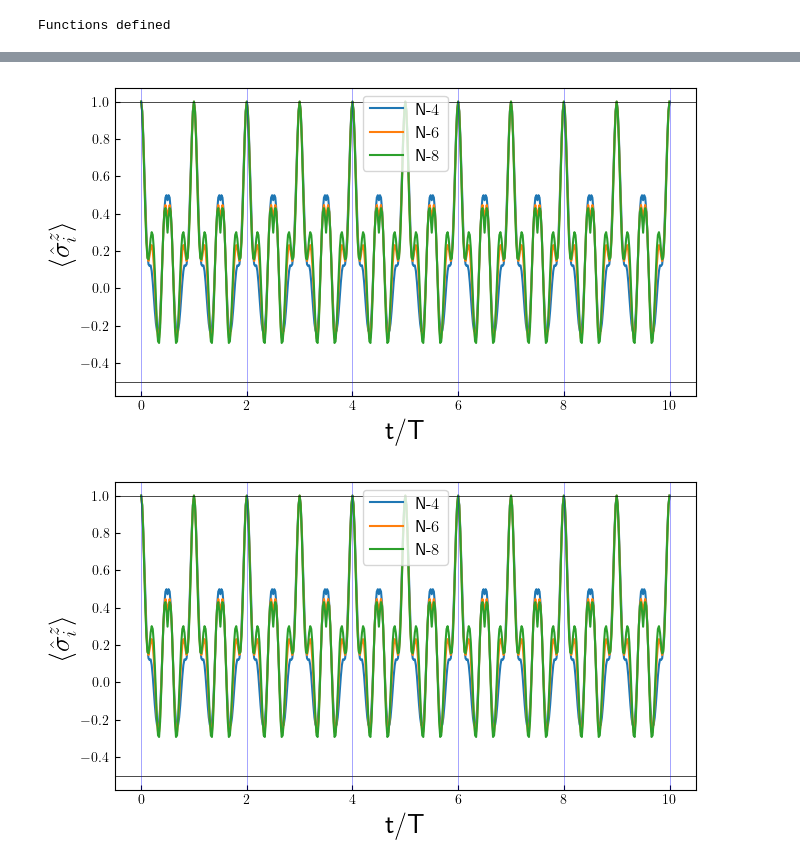
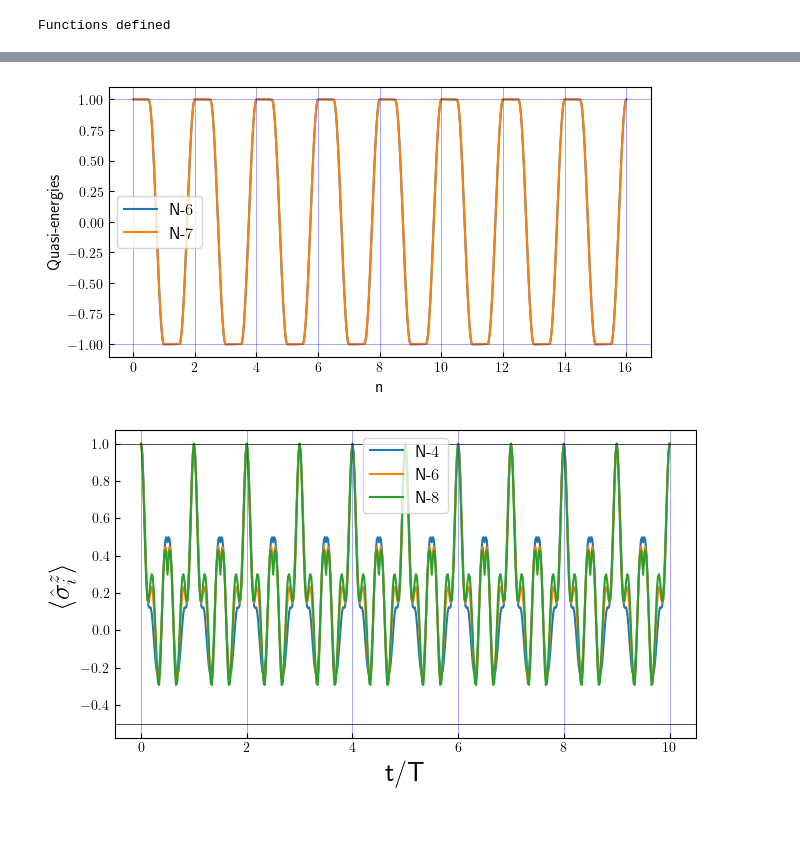
Before and after one commit to rahmahi/Impure_Flat-band, a Jupyter notebook: impure_fb_DTC.ipynb, the cells around one changed output, grey strips where cells are left out. Saved outputs shown, nothing was run; the diff lists cells and outputs as text; code cells hidden in the pictures; blank space fills up the shorter version.

```diff
--- a/impure_fb_DTC.ipynb
+++ b/impure_fb_DTC.ipynb
@@ -35,7 +35,7 @@ def drive2(t, args):
     w = args['omega']
     g = args['g']
     T = 2 * np.pi/w
-    sqr = -g * signal.square(3 * w * t, duty = d)
+    sqr = g * signal.square(2 * w * t, duty = d)
     return sqr
 
 def drive3(t, args):
@@ -49,7 +49,6 @@ def drive3(t, args):
     return sqr
 
 
-
 # HAMILTONIAN
 
 def j_ij(Jvalue, i,j, beta):
@@ -61,7 +60,6 @@ def position_hamiltonian(args):
     sx,sy,sz = sigmax(), sigmay(), sigmaz()
     empt = qzero(2**N) + 1j * qzero(2**N)
     H01, H02, H11, H31 = empt,  empt, empt, empt
-
 
     for i in range(N-1):
         id = qeye(2**i)
@@ -89,7 +87,8 @@ def position_hamiltonian(args):
         H31 = H31 + Qobj(tensor(id,tensor(sz,id1)).full()) * (1-er)
 
     return H01, H02, H11, H31
-# FLOQUET
+
+# FLOQUET ANALYSIS
 
 def floquet_return_position(args):
     N  =  args['N']
@@ -108,7 +107,7 @@ def magnetization_position(args):
     er = args['er']
     H01, H02, H11, H31 = position_hamiltonian(args)
     H = [[H01, drive1],[H02,drive2],[H11,drive3]]
-    H = [[H01, drive1],[H02,drive2]]
+    #H = [[H01, drive1],[H02,drive2]]
 
     grket = basis(2**N,0)
     times = args['times']
@@ -218,19 +215,17 @@ plt.show()
 # %%
-plt.rcParams.update({"figure.figsize": (7.5, 4), "text.usetex": True, "font.size": 15})
+plt.rcParams.update({"figure.figsize": (4, 2.2), "text.usetex": True, "font.size": 12})
 
 T = 2 * np.pi/omega
 
-
-
 for i, N in enumerate(Ns):
-    #plt.scatter(range(len(data_tfim_p_fb[i])), data_tfim_p_fb[i], s = 0.3, label = r'$N=$'+str(N))
-    plt.scatter(np.linspace(0, len(data_tfim_p_fb[i])-1, len(data_tfim_p_fb[i]))/len(data_tfim_p_fb[i]), data_tfim_p_fb[i], s= 0.5, label = r'$N=$'+str(N))
+    #plt.scatter(range(len(data_floquet[i])), data_floquet[i], s = 0.3, label = r'$N=$'+str(N))
+    plt.scatter(np.linspace(0, len(data_floquet[i])-1, len(data_floquet[i]))/len(data_floquet[i]), data_floquet[i], s= 0.5, label = r'$N=$'+str(N))
 
 plt.xlabel('n')
 plt.ylabel(r'Quasi-energies')
 plt.tick_params(axis='both', which='both', labelsize=10)
 plt.tick_params(which='both', direction='in')
-plt.legend(frameon=True, fontsize=10, ncol=5, loc='upper center', bbox_to_anchor=(0.5, 1.13))
+plt.legend(frameon=True, fontsize=8, ncol=5, loc='upper center', bbox_to_anchor=(0.5, 1.13))
 #plt.xlim(1490, 1500)
 #plt.ylim(0.95, 1.02)
 
@@ -251,66 +366,56 @@ from scipy import signal
 import h5py
 from multiprocessing import Pool
 
+plt.rcParams.update({"figure.figsize": (7, 3.5), "text.usetex": True, "font.size": 12})
 
-Ns = [4, 6, 8]
-omega = 1
+Ns = [6, 7]
+omega = 20
 w = omega
 h = jn_zeros(0,1)[0] * w/4
 duty = 0.5
 
-lambda_0 = 0.18
-omega_0 = 0.0
-omega_1 = 0.5 * lambda_0
-lambda_g = 0
+lambda_s = w/(4*duty)
+J = 0.18
+g = J
+er = 0.0
 
-
-lambda_s = w/(4*duty)
-J = 1
-g = J/2
-
-er = 0.0
 T = 2 * np.pi/omega
-time_period = 10
+time_period = 16
 times = np.linspace(0, time_period * T, time_period * 50 +1, endpoint = True)
 
 nprocs = len(Ns)
 p = Pool(processes = nprocs)
-opts = Options(nsteps=1e5, num_cpus=1, openmp_threads=1)
+opts = Options(nsteps=1e4, num_cpus=1, openmp_threads=1)
 
-params = [{'omega':omega, 'omega_0':omega_0, 'omega_1':omega_1,'er':er,\
-            'lambda_0':lambda_0,'lambda_s':w/(4*duty),'h':h,\
-            'times':times, 'lambda_g':lambda_g, 'N':N, 'duty':duty,\
-                'J':J, 'g':g} for N in Ns]
+params = [{'omega':omega,'er':er, 'lambda_s':w/(4*duty),'h':h,\
+            'times':times, 'N':N, 'duty':duty,'J':J, 'g':g} for N in Ns]
 
 data_tfim_p_fb = np.array(p.map(magnetization_position, params))
 
-plt.rcParams.update({"figure.figsize": (7.5, 4), "text.usetex": True, "font.size": 20})
-
-T = 2 * np.pi/omega
+# DATA PLOTTING
 
 for i, N in enumerate(Ns):
     plt.plot(times/T, data_tfim_p_fb[i][0], label =fr"N-${N}$")
 
-
-plt.xlabel('t/T')
-plt.ylabel(r'$\langle\hat{\sigma}^z_i\rangle$')
+plt.xlabel('n')
+plt.ylabel(r'Quasi-energies')
 plt.tick_params(axis='both', which='both', labelsize=10)
 plt.tick_params(which='both', direction='in')
 plt.legend(frameon = True,  fontsize =12)
 #plt.xlim(1490, 1500)
-#plt.ylim(0.95, 1.02)
+#plt.ylim(0.0, 1.1)
 
-plt.axhline(y = 1, color = 'black', lw = 0.5)
-plt.axhline(y = -0.5, color = 'black', lw = 0.5)
+plt.axhline(y = 1,  color = 'blue', alpha = 0.5, lw = 0.5)
+plt.axhline(y = -1, color = 'blue', alpha = 0.5, lw = 0.5)
 
 for i in np.arange(0, int(times[-1]/T)+1, 2):
     plt.axvline(x = i, color = 'blue', alpha = 0.5, lw = 0.5)
 
 #plt.savefig("ising_freezing_dtc_magnetization.pdf", bbox_inches = 'tight')
 
 plt.show()
 # %% [output]
-[figure, old version]
+[figure, new version]
 # %%
 plt.rcParams.update({"figure.figsize": (7.5, 4), "text.usetex": True, "font.size": 20})
 
```
Also changed, not shown: parts of 6 cells of this notebook.
